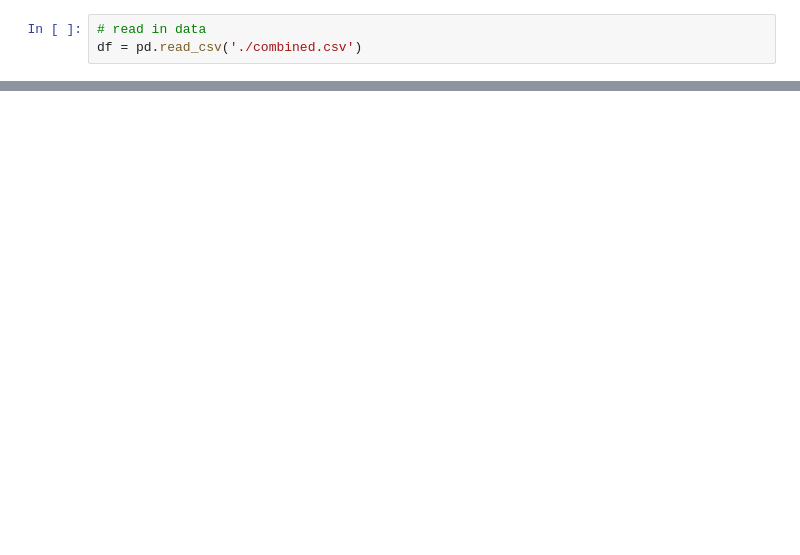
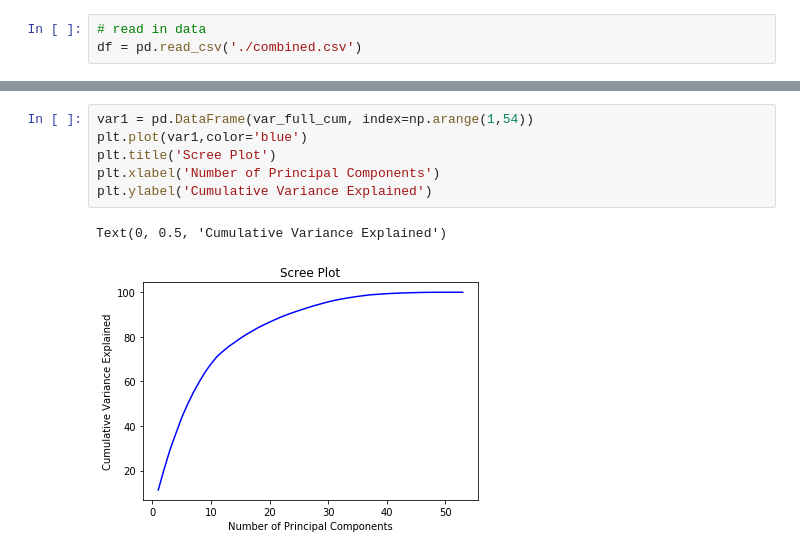
Before and after one commit to bmccxd/IST-5520-SP20-G1, a Jupyter notebook: PCA DevEnvironment.ipynb, the cells around one changed output, grey strips where cells are left out. Drawn from its saved outputs; the diff is of its cells as text; blank space fills up the shorter version.

```diff
--- a/PCA DevEnvironment.ipynb
+++ b/PCA DevEnvironment.ipynb
@@ -73,0 +267,9 @@ date = datetime.strptime(match.group(), '%Y-%m-%d').date()
+# %%
+var1 = pd.DataFrame(var_full_cum, index=np.arange(1,54))
+plt.plot(var1,color='blue')
+plt.title('Scree Plot')
+plt.xlabel('Number of Principal Components')
+plt.ylabel('Cumulative Variance Explained')
+# %% [output]
+Text(0, 0.5, 'Cumulative Variance Explained')
+[figure, added]
```
Also changed, not shown: parts of 28 cells of this notebook.
